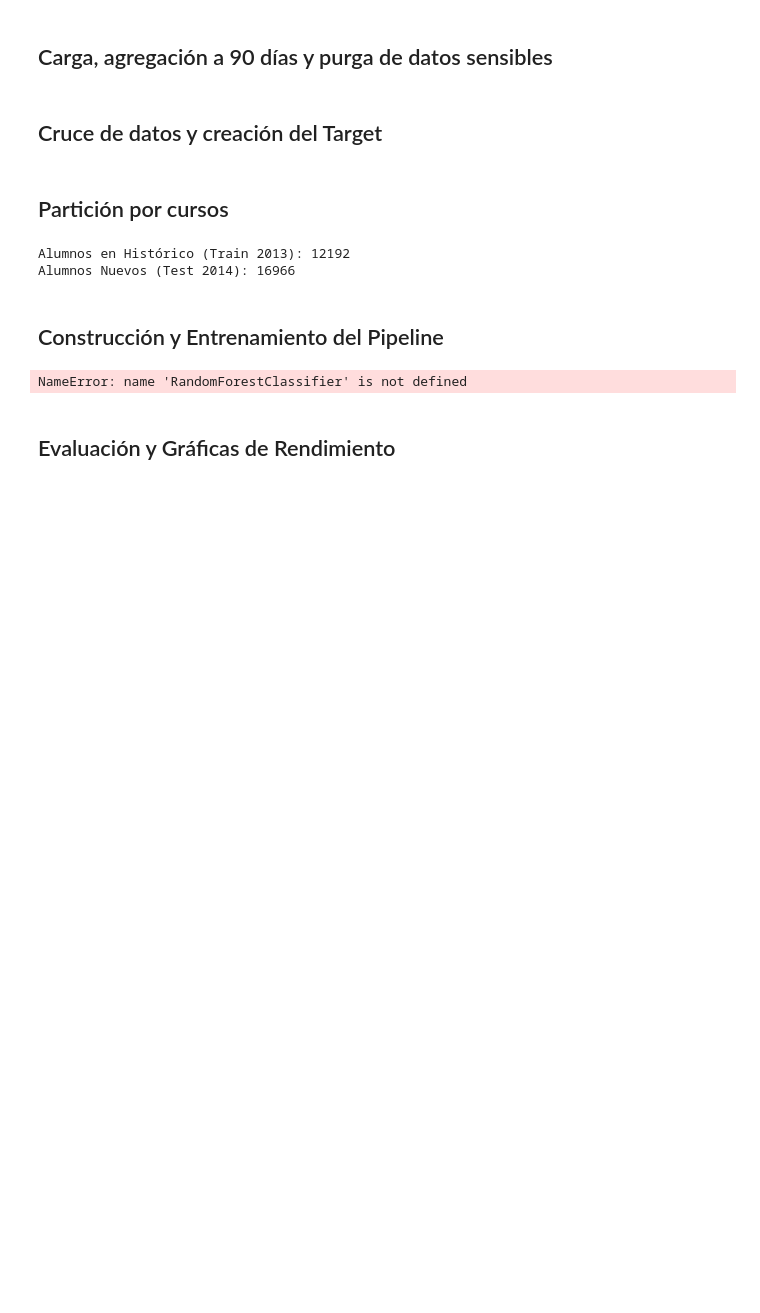
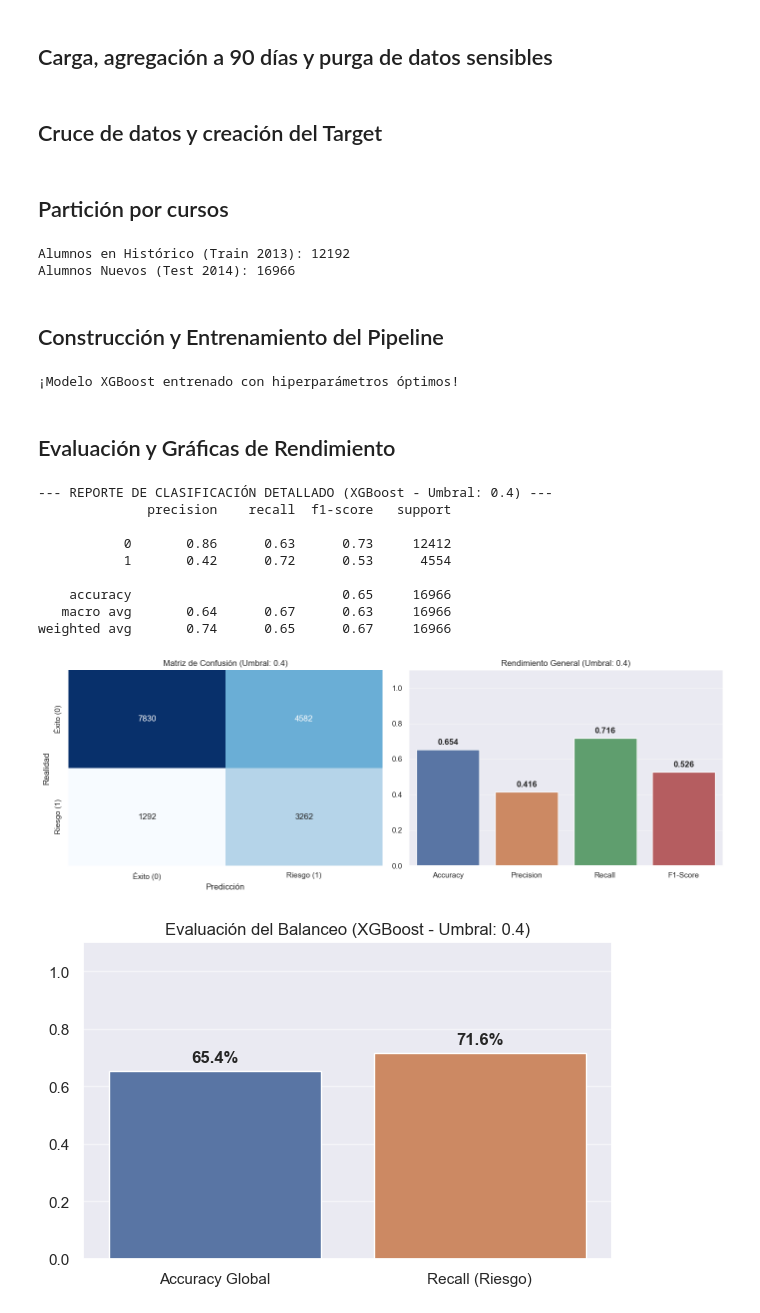
Before and after one commit to jngomm00/early-student-burnout-detection, a Jupyter notebook: code/90-days/xgboost/conf1.ipynb, the cells around one changed output. Drawn from its saved outputs; the diff is of its cells as text; code cells hidden in the pictures; blank space fills up the shorter version.

```diff
--- a/code/90-days/xgboost/conf1.ipynb
+++ b/code/90-days/xgboost/conf1.ipynb
@@ -64,8 +64,6 @@ Alumnos Nuevos (Test 2014): 16966
 # %% [markdown]
 ## Construcción y Entrenamiento del Pipeline
 # %%
-
-
 cat_cols = ['highest_education']
 num_cols = ['num_of_prev_attempts', 'studied_credits', 'total_clicks', 'mean_clicks', 'active_days']
 
@@ -75,27 +73,28 @@ preprocessor = ColumnTransformer(
         ('cat', OneHotEncoder(handle_unknown='ignore', sparse_output=False), cat_cols)
     ])
 
-# Calcular el ratio exacto de Sanos (0) vs Riesgo (1) para balancear la balanza
-peso_minoritaria = float(y_train.value_counts()[0]) / y_train.value_counts()[1]
-print(f"Ratio de desbalanceo calculado: {peso_minoritaria:.2f}")
-
-# Pipeline Base XGBoost
 xgb_pipeline = Pipeline(steps=[
     ('preprocessor', preprocessor),
-    ('classifier', xgb.XGBClassifier(n_estimators=100,
-                                     scale_pos_weight=peso_minoritaria,
-                                     eval_metric='logloss', # Métrica interna para evitar warnings
-                                     random_state=42,
-                                     n_jobs=-1))
+    ('classifier', xgb.XGBClassifier(
+        learning_rate=0.05,
+        max_depth=3,
+        min_child_weight=1,
+        n_estimators=100,
+        scale_pos_weight=3,
+        eval_metric='logloss',
+        random_state=42,
+        n_jobs=-1
+    ))
 ])
 
-# Entrenar modelo
+# Entrenar modelo definitivo
 xgb_pipeline.fit(X_train, y_train)
 
-# Generar predicciones
-y_pred = xgb_pipeline.predict(X_test)
+y_probs_xgb = xgb_pipeline.predict_proba(X_test)[:, 1]
+
+print("¡Modelo XGBoost entrenado con hiperparámetros óptimos!")
 # %% [output]
-NameError: name 'RandomForestClassifier' is not defined
+¡Modelo XGBoost entrenado con hiperparámetros óptimos!
 # %% [markdown]
 ## Evaluación y Gráficas de Rendimiento
 # %%
@@ -103,19 +102,25 @@ from sklearn.metrics import accuracy_score, precision_score, recall_score, f1_sc
 import matplotlib.pyplot as plt
 import seaborn as sns
 
+
+umbral_elegido = 0.40
+
+# Generamos las predicciones finales aplicando el umbral a las probabilidades de XGBoost
+y_pred = (y_probs_xgb >= umbral_elegido).astype(int)
+
 # ==========================================
-# CÁLCULO DE MÉTRICAS Y REPORTE
+# 2. CÁLCULO DE MÉTRICAS Y REPORTE
 # ==========================================
 acc = accuracy_score(y_test, y_pred)
 prec = precision_score(y_test, y_pred, zero_division=0)
 rec = recall_score(y_test, y_pred, zero_division=0)
 f1 = f1_score(y_test, y_pred, zero_division=0)
 
-print("--- REPORTE DE CLASIFICACIÓN DETALLADO (XGBoost) ---")
+print(f"--- REPORTE DE CLASIFICACIÓN DETALLADO (XGBoost - Umbral: {umbral_elegido}) ---")
 print(classification_report(y_test, y_pred, zero_division=0))
 
 # ==========================================
-# GRÁFICOS: MÉTRICAS Y MATRIZ DE CONFUSIÓN
+# 3. GRÁFICOS: MÉTRICAS Y MATRIZ DE CONFUSIÓN
 # ==========================================
 fig, (ax1, ax2) = plt.subplots(1, 2, figsize=(14, 5))
 
@@ -124,39 +129,54 @@ cm = confusion_matrix(y_test, y_pred)
 sns.heatmap(cm, annot=True, fmt='d', cmap='Blues', cbar=False, ax=ax1,
             xticklabels=['Éxito (0)', 'Riesgo (1)'],
             yticklabels=['Éxito (0)', 'Riesgo (1)'])
-ax1.set_title('Matriz de Confusión')
+# Mostramos el umbral en el título
+ax1.set_title(f'Matriz de Confusión (Umbral: {umbral_elegido})')
 ax1.set_xlabel('Predicción')
 ax1.set_ylabel('Realidad')
 
 # Subplot 2: Métricas Habituales
 metrics_names = ['Accuracy', 'Precision', 'Recall', 'F1-Score']
 metrics_values = [acc, prec, rec, f1]
 sns.barplot(x=metrics_names, y=metrics_values, hue=metrics_names, legend=False, ax=ax2)
-ax2.set_title('Rendimiento General')
+# Mostramos el umbral en el título
+ax2.set_title(f'Rendimiento General (Umbral: {umbral_elegido})')
 ax2.set_ylim(0, 1.1)
 
 for i, v in enumerate(metrics_values):
     ax2.text(i, v + 0.02, f"{v:.3f}", ha='center', va='bottom', fontweight='bold')
 
 plt.tight_layout()
 plt.show()
 
 # ==========================================
-# GRÁFICO: Accuracy vs Recall Minoritario
+# 4. GRÁFICO: Accuracy vs Recall Minoritario
 # ==========================================
 report_dict = classification_report(y_test, y_pred, output_dict=True, zero_division=0)
 burnout_recall = report_dict['1']['recall']
 
 plt.figure(figsize=(6, 4))
 metric_names_comp = ['Accuracy Global', 'Recall (Riesgo)']
 metric_values_comp = [acc, burnout_recall]
 
 ax3 = sns.barplot(x=metric_names_comp, y=metric_values_comp, hue=metric_names_comp, legend=False)
-plt.title('Evaluación del Balanceo (XGBoost)')
+# Mostramos el umbral en el título
+plt.title(f'Evaluación del Balanceo (XGBoost - Umbral: {umbral_elegido})')
 plt.ylim(0, 1.1)
 
 for i, v in enumerate(metric_values_comp):
     ax3.text(i, v + 0.02, f"{v*100:.1f}%", ha='center', va='bottom', fontweight='bold')
 
 plt.tight_layout()
 plt.show()
+# %% [output]
+--- REPORTE DE CLASIFICACIÓN DETALLADO (XGBoost - Umbral: 0.4) ---
+              precision    recall  f1-score   support
+
+           0       0.86      0.63      0.73     12412
+           1       0.42      0.72      0.53      4554
+
+    accuracy                           0.65     16966
+   macro avg       0.64      0.67      0.63     16966
+weighted avg       0.74      0.65      0.67     16966
+[figure, added]
+[figure, added]
```
Also changed, not shown: 2 other files.
